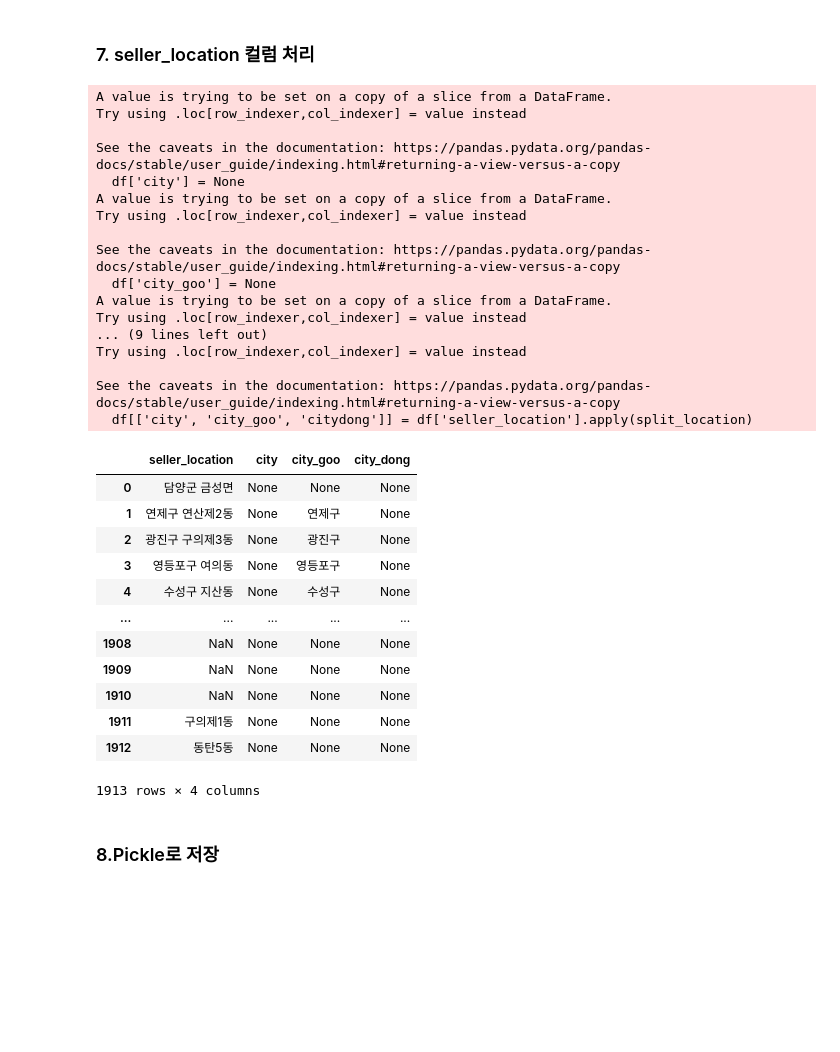
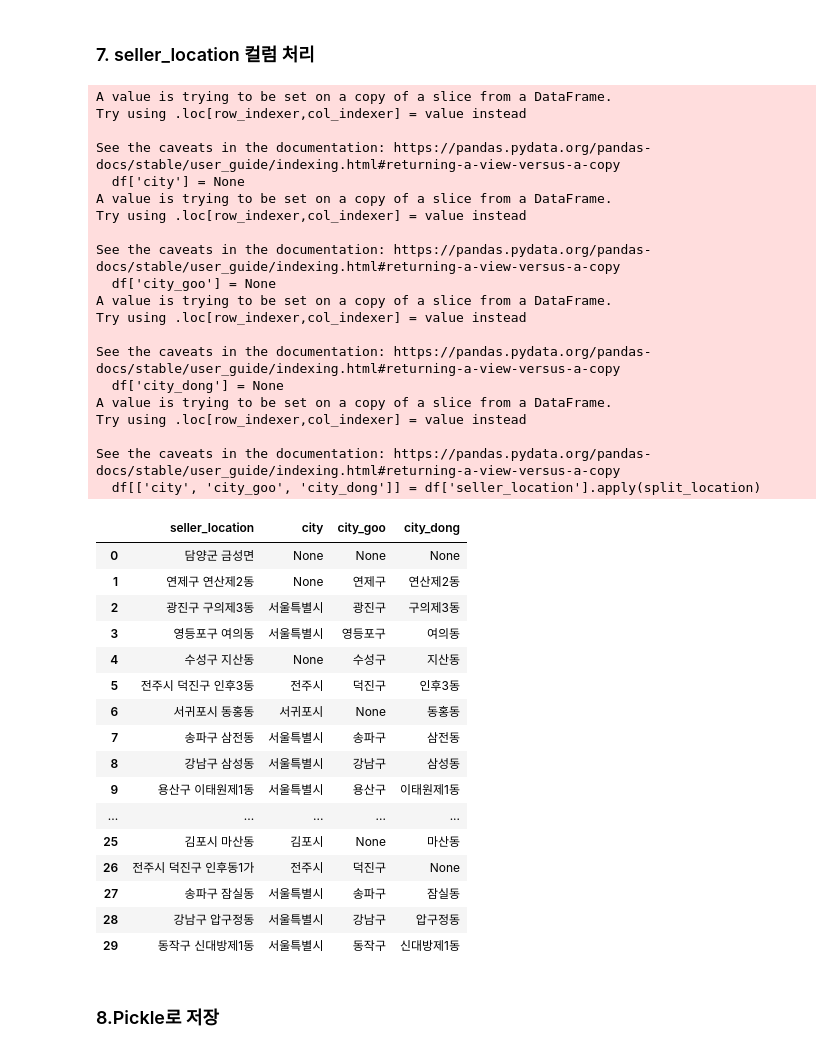
Before and after one commit to wecommit-ai/noshow_analyze, a Jupyter notebook: preprocessing/preprocessing.ipynb, the cells around one changed output. Saved outputs shown, nothing was run; the diff lists cells and outputs as text; code cells hidden in the pictures; blank space fills up the shorter version.

```diff
--- a/preprocessing/preprocessing.ipynb
+++ b/preprocessing/preprocessing.ipynb
@@ -145,23 +145,26 @@ def split_location(location):
     if pd.isna(location):
         return pd.Series([None, None, None])
 
-    location_parts = location.split(" ")
+    # 공백 제거
+    location_parts = location.strip().split(" ")
 
     si = None
     goo = None
     dong = None
 
     for part in location_parts:
-        if part.endswith('시'):
-            si = part
-        elif part.endswith('구'):
-            goo = part
-        elif part.endswith('동'):
-            dong = part
+        clean_part = part.strip()
+        if clean_part.endswith('시'):
+            si = clean_part
+        elif clean_part.endswith('구'):
+            goo = clean_part
+        elif clean_part.endswith('동'):
+            dong = clean_part
 
     return pd.Series([si, goo, dong])
 
-df[['city', 'city_goo', 'citydong']] = df['seller_location'].apply(split_location)
+# city_dong으로 컬럼명 수정
+df[['city', 'city_goo', 'city_dong']] = df['seller_location'].apply(split_location)
 # %% [output]
 A value is trying to be set on a copy of a slice from a DataFrame.
 Try using .loc[row_indexer,col_indexer] = value instead
@@ -175,27 +178,38 @@ See the caveats in the documentation: https://pandas.pydata.org/pandas-docs/stab
   df['city_goo'] = None
 A value is trying to be set on a copy of a slice from a DataFrame.
 Try using .loc[row_indexer,col_indexer] = value instead
-... (9 lines left out)
+
+See the caveats in the documentation: https://pandas.pydata.org/pandas-docs/stable/user_guide/indexing.html#returning-a-view-versus-a-copy
+  df['city_dong'] = None
+A value is trying to be set on a copy of a slice from a DataFrame.
 Try using .loc[row_indexer,col_indexer] = value instead
 
 See the caveats in the documentation: https://pandas.pydata.org/pandas-docs/stable/user_guide/indexing.html#returning-a-view-versus-a-copy
-  df[['city', 'city_goo', 'citydong']] = df['seller_location'].apply(split_location)
+  df[['city', 'city_goo', 'city_dong']] = df['seller_location'].apply(split_location)
+# %%
+seoul_goo = ["강남구", "강동구", "강북구", "강서구", "관악구", "광진구", "구로구", "금천구", "노원구", "도봉구", "동대문구", "동작구", "마포구", "서대문구", "서초구", "성동구", "성북구", "송파구", "양천구", "영등포구", "용산구", "은평구", "종로구", "중구", "중랑구"]
+# %%
+df.loc[df['city_goo'].isin(seoul_goo) & df['city'].isna(), 'city'] = '서울특별시'
 # %%
-df[['seller_location','city', 'city_goo', 'city_dong']]
+df[['seller_location','city', 'city_goo', 'city_dong']].head(30)
 # %% [output]
 |  | seller_location | city | city_goo | city_dong |
 | 0 | 담양군 금성면 | None | None | None |
-| 1 | 연제구 연산제2동 | None | 연제구 | None |
-| 2 | 광진구 구의제3동 | None | 광진구 | None |
-| 3 | 영등포구 여의동 | None | 영등포구 | None |
-| 4 | 수성구 지산동 | None | 수성구 | None |
+| 1 | 연제구 연산제2동 | None | 연제구 | 연산제2동 |
+| 2 | 광진구 구의제3동 | 서울특별시 | 광진구 | 구의제3동 |
+| 3 | 영등포구 여의동 | 서울특별시 | 영등포구 | 여의동 |
+| 4 | 수성구 지산동 | None | 수성구 | 지산동 |
+| 5 | 전주시 덕진구 인후3동 | 전주시 | 덕진구 | 인후3동 |
+| 6 | 서귀포시 동홍동 | 서귀포시 | None | 동홍동 |
+| 7 | 송파구 삼전동 | 서울특별시 | 송파구 | 삼전동 |
+| 8 | 강남구 삼성동 | 서울특별시 | 강남구 | 삼성동 |
+| 9 | 용산구 이태원제1동 | 서울특별시 | 용산구 | 이태원제1동 |
 | ... | ... | ... | ... | ... |
-| 1908 | NaN | None | None | None |
-| 1909 | NaN | None | None | None |
-| 1910 | NaN | None | None | None |
-| 1911 | 구의제1동 | None | None | None |
-| 1912 | 동탄5동 | None | None | None |
+| 25 | 김포시 마산동 | 김포시 | None | 마산동 |
+| 26 | 전주시 덕진구 인후동1가 | 전주시 | 덕진구 | None |
+| 27 | 송파구 잠실동 | 서울특별시 | 송파구 | 잠실동 |
+| 28 | 강남구 압구정동 | 서울특별시 | 강남구 | 압구정동 |
+| 29 | 동작구 신대방제1동 | 서울특별시 | 동작구 | 신대방제1동 |
-1913 rows × 4 columns
 # %% [markdown]
 ### 8.Pickle로 저장
 # %%
```
Also changed, not shown: parts of 1 cell of this notebook, 2 other files.
